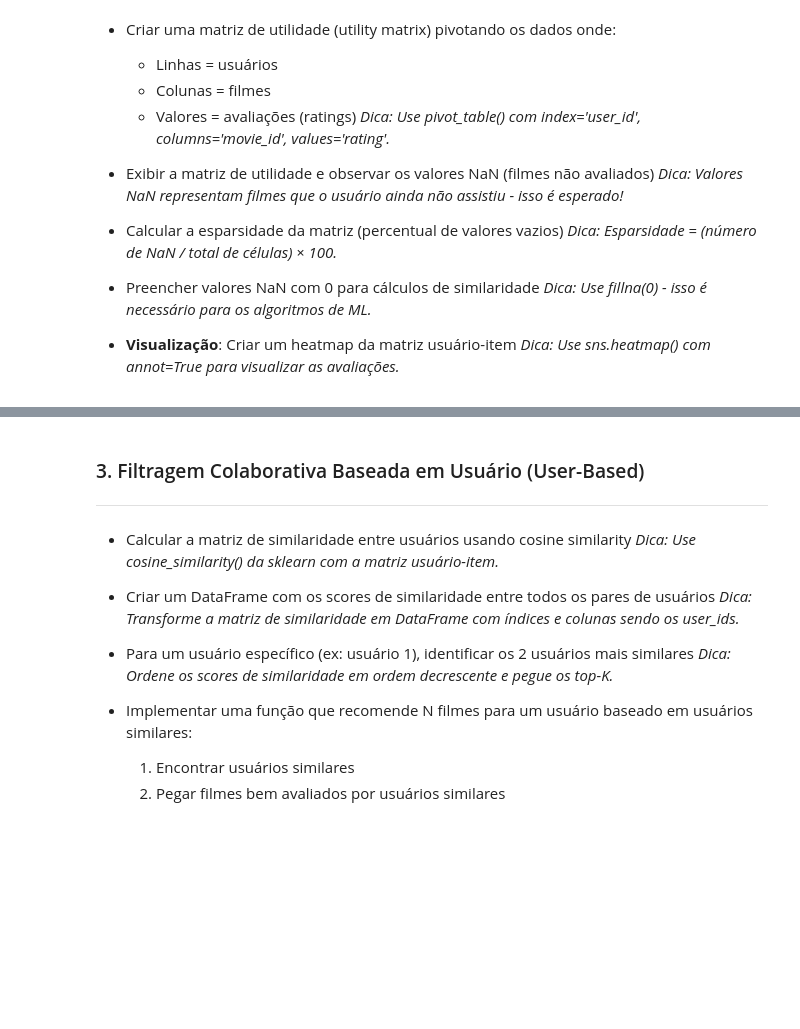
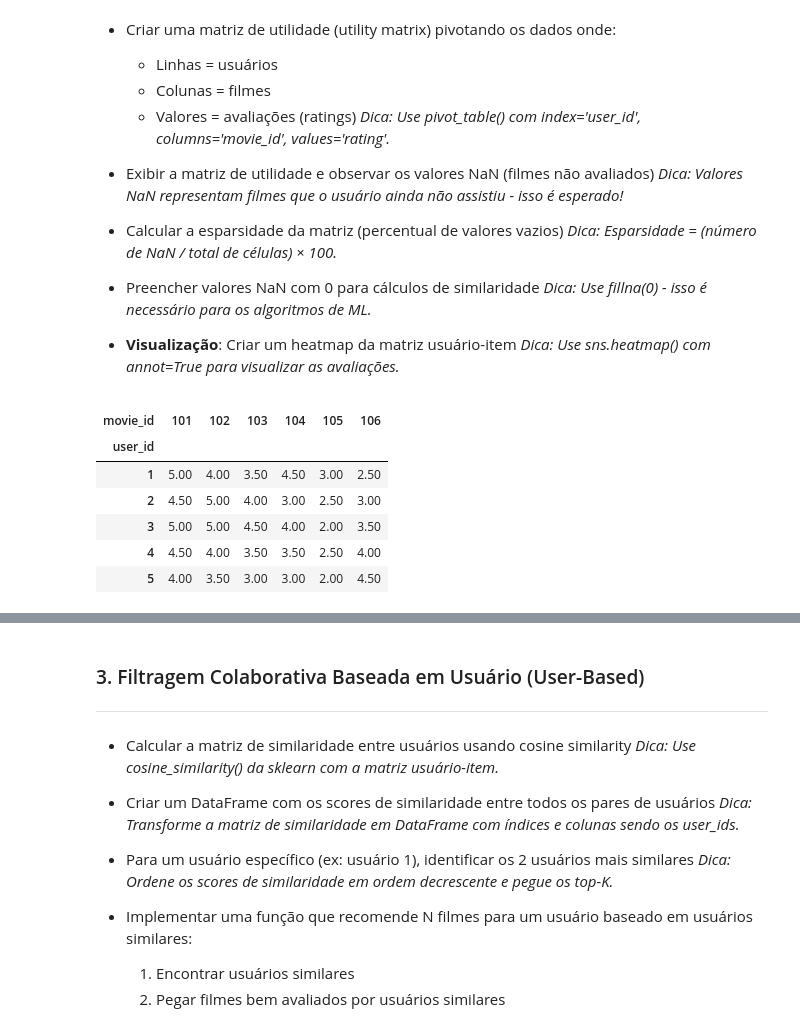
Before and after one commit to esscova/data-trivium, a Jupyter notebook: machine learning/ex001.ipynb, the cells around one changed output, grey strips where cells are left out. Saved outputs shown, nothing was run; the diff lists cells and outputs as text; code cells hidden in the pictures; blank space fills up the shorter version.

```diff
--- a/machine learning/ex001.ipynb
+++ b/machine learning/ex001.ipynb
@@ -379,3 +379,19 @@ plt.show()
 - Preencher valores NaN com 0 para cálculos de similaridade _Dica: Use fillna(0) - isso é necessário para os algoritmos de ML._
 
 - **Visualização**: Criar um heatmap da matriz usuário-item _Dica: Use sns.heatmap() com annot=True para visualizar as avaliações._
+# %%
+# matriz de utilidade
+matriz = notas_raw.pivot_table(
+    index='user_id',
+    columns='movie_id',
+    values='rating'
+)
+matriz
+# %% [output]
+| movie_id | 101 | 102 | 103 | 104 | 105 | 106 |
+| user_id |  |  |  |  |  |  |
+| 1 | 5.00 | 4.00 | 3.50 | 4.50 | 3.00 | 2.50 |
+| 2 | 4.50 | 5.00 | 4.00 | 3.00 | 2.50 | 3.00 |
+| 3 | 5.00 | 5.00 | 4.50 | 4.00 | 2.00 | 3.50 |
+| 4 | 4.50 | 4.00 | 3.50 | 3.50 | 2.50 | 4.00 |
+| 5 | 4.00 | 3.50 | 3.00 | 3.00 | 2.00 | 4.50 |
```
Also changed, not shown: parts of 10 cells of this notebook.
